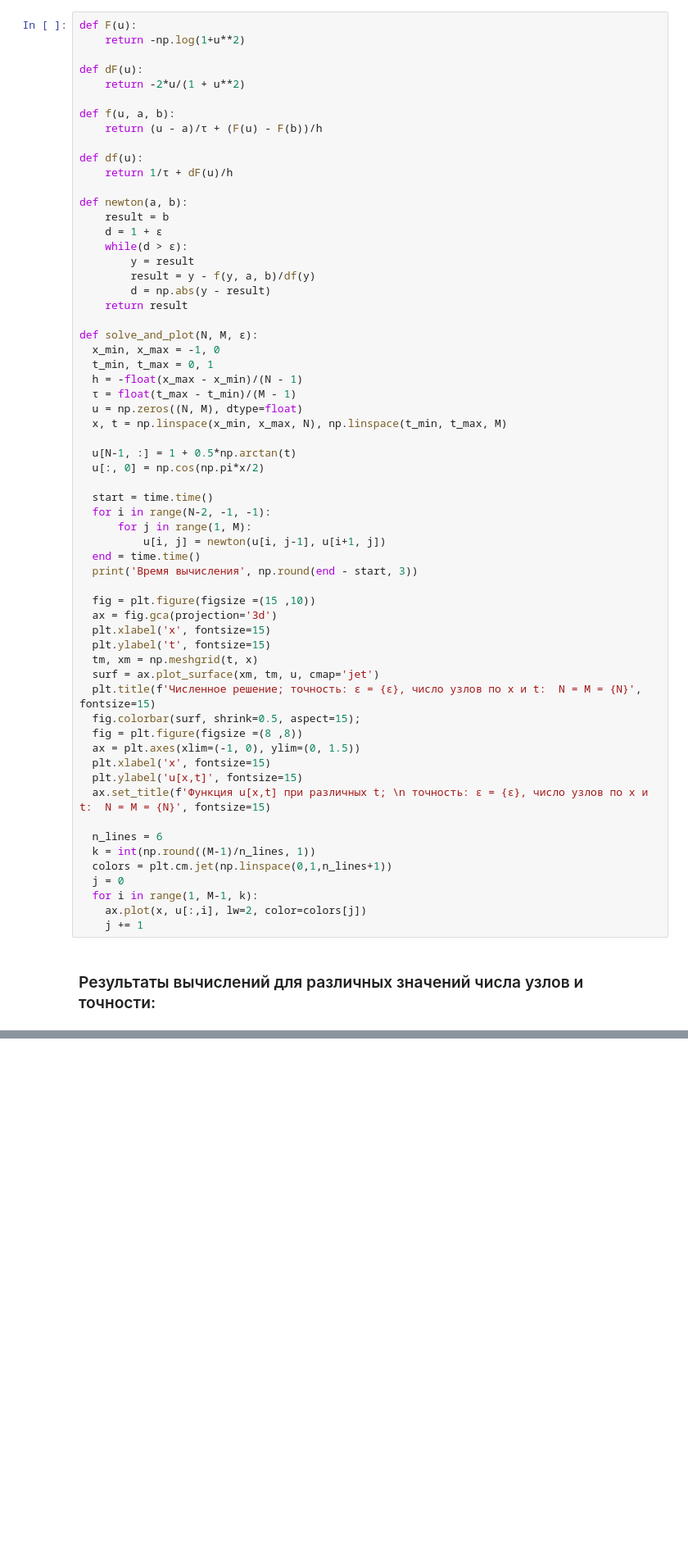
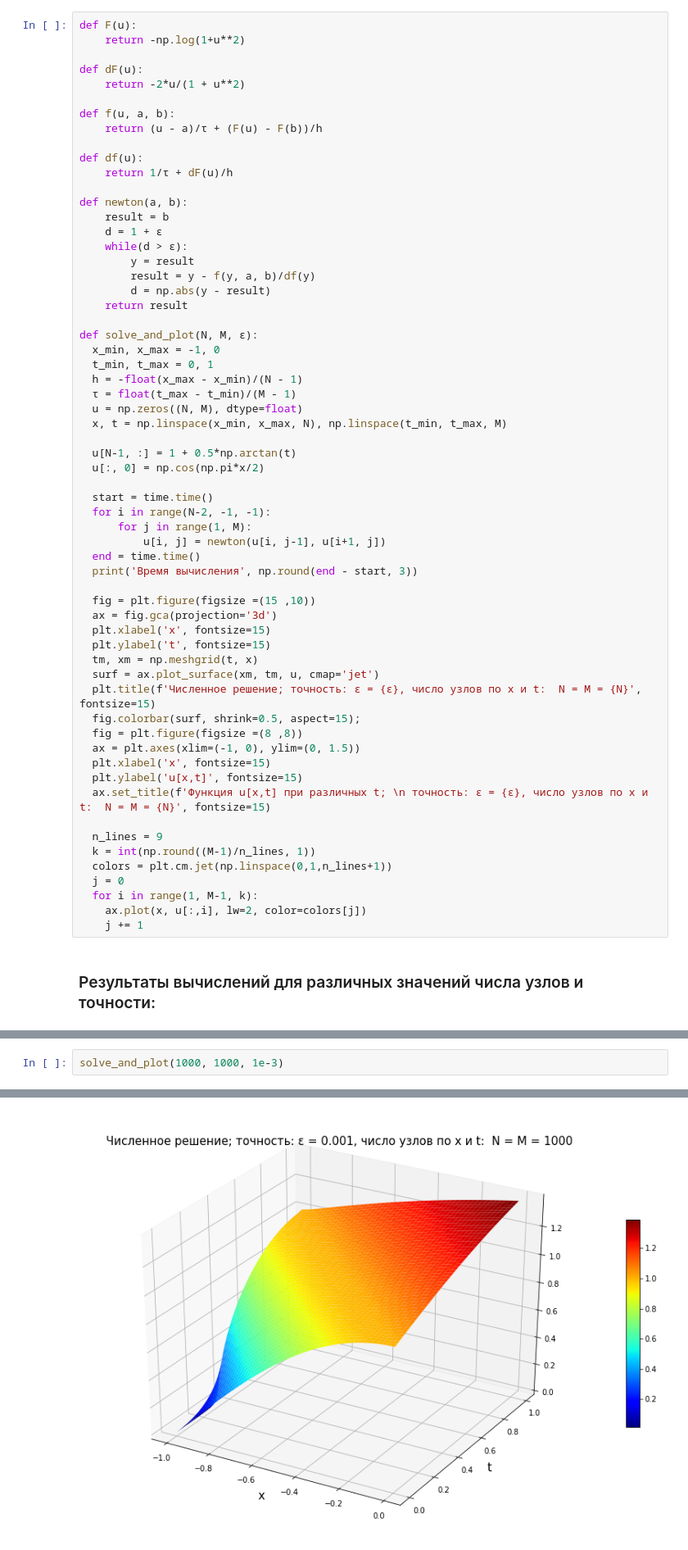
Before and after one commit to ctbip/omm-praki, a Jupyter notebook: styrov-28var.ipynb, the cells around one changed output, grey strips where cells are left out. Shown at 82% size. Saved outputs shown, nothing was run; the diff lists cells and outputs as text; blank space fills up the shorter version.

```diff
--- a/styrov-28var.ipynb
+++ b/styrov-28var.ipynb
@@ -151,7 +153,7 @@ def solve_and_plot(N, M, ε):
   plt.ylabel('u[x,t]', fontsize=15)
   ax.set_title(f'Функция u[x,t] при различных t; \n точность: ε = {ε}, число узлов по x и t:  N = M = {N}', fontsize=15)
 
-  n_lines = 6
+  n_lines = 9
   k = int(np.round((M-1)/n_lines, 1))
   colors = plt.cm.jet(np.linspace(0,1,n_lines+1))
   j = 0
@@ -164,0 +175,3 @@ solve_and_plot(10000, 10000, 1e-6)
+# %%
+solve_and_plot(1000, 1000, 1e-3)
+# %% [output]
@@ -164,0 +179 @@ solve_and_plot(10000, 10000, 1e-6)
+[figure, added]
```
Also changed, not shown: parts of 11 cells of this notebook.
